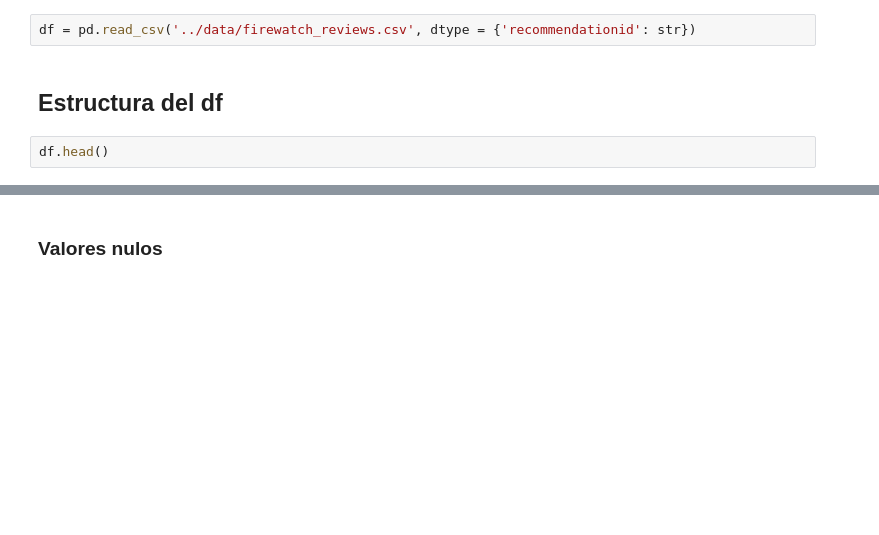
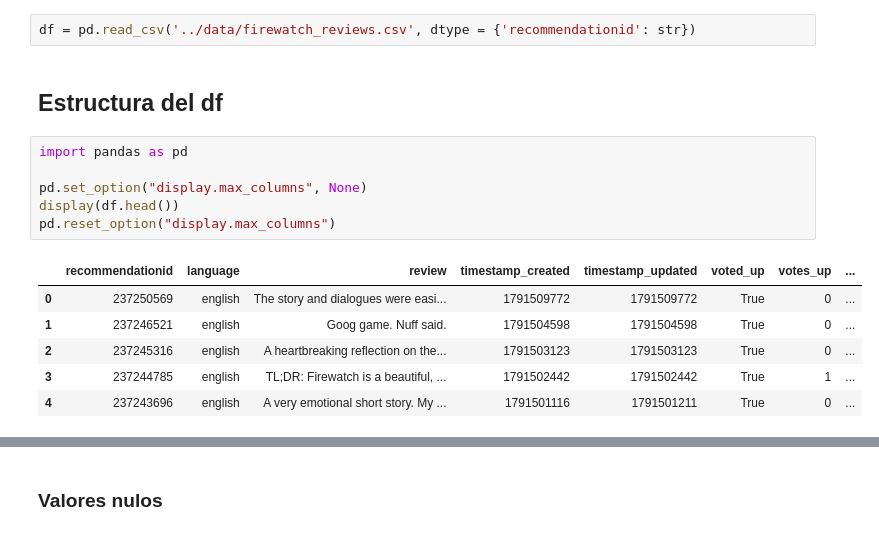
Before and after one commit to JAVIERCLO/proyecto2_IA, a Jupyter notebook: notebooks/analisis_exploratorio.ipynb, the cells around one changed output, grey strips where cells are left out. Cells and saved outputs as stored; diff of their text form; blank space fills up the shorter version.

```diff
--- a/notebooks/analisis_exploratorio.ipynb
+++ b/notebooks/analisis_exploratorio.ipynb
@@ -16,7 +16,18 @@ df = pd.read_csv('../data/firewatch_reviews.csv', dtype = {'recommendationid': s
 # %% [markdown]
 ## Estructura del df
 # %%
-df.head()
+import pandas as pd
+
+pd.set_option("display.max_columns", None)
+display(df.head())
+pd.reset_option("display.max_columns")
+# %% [output]
+|  | recommendationid | language | review | timestamp_created | timestamp_updated | voted_up | votes_up | ... |
+| 0 | 237250569 | english | The story and dialogues were easi... | 1791509772 | 1791509772 | True | 0 | ... |
+| 1 | 237246521 | english | Goog game. Nuff said. | 1791504598 | 1791504598 | True | 0 | ... |
+| 2 | 237245316 | english | A heartbreaking reflection on the... | 1791503123 | 1791503123 | True | 0 | ... |
+| 3 | 237244785 | english | TL;DR: Firewatch is a beautiful, ... | 1791502442 | 1791502442 | True | 1 | ... |
+| 4 | 237243696 | english | A very emotional short story. My ... | 1791501116 | 1791501211 | True | 0 | ... |
 # %%
 df.info()
 df.shape
```
Also changed, not shown: parts of 23 cells of this notebook.
